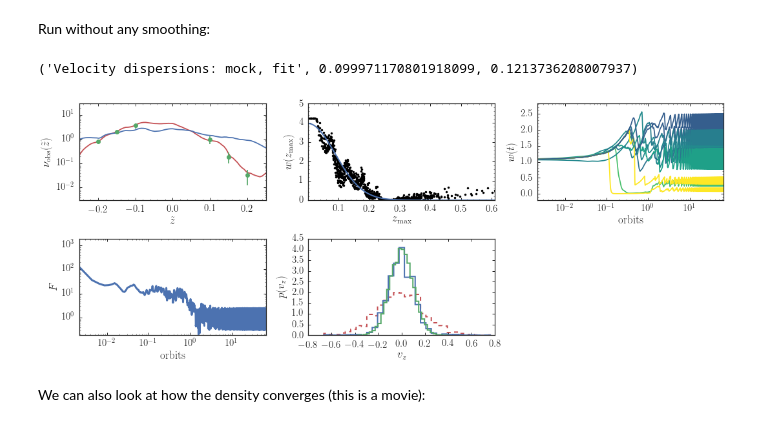
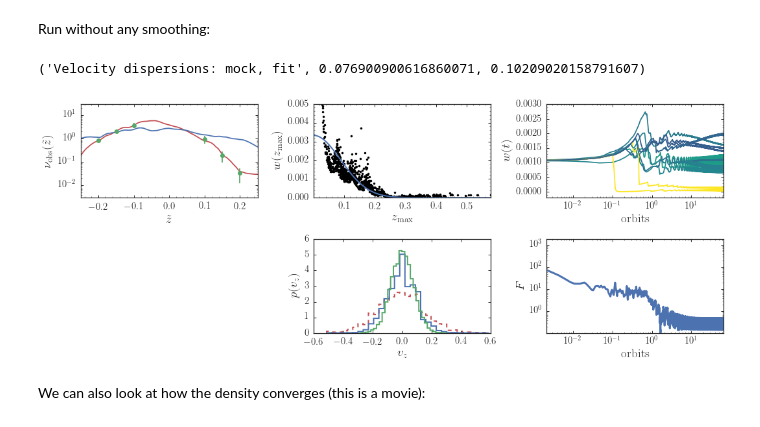
Before and after one commit to jobovy/simple-m2m, a Jupyter notebook: py/HOM2M.ipynb, the cells around one changed output. Drawn from its saved outputs; the diff is of its cells as text; code cells hidden in the pictures.

```diff
--- a/py/HOM2M.ipynb
+++ b/py/HOM2M.ipynb
@@ -209,13 +85,10 @@ The initial density profile (blue line) is very different from the target:
 # %%
 n_m2m= 1000
 sigma_init= 0.2
-E_m2m= numpy.random.exponential(scale=sigma_init**2.,size=n_m2m)
-phi_m2m= numpy.random.uniform(size=n_m2m)*2.*numpy.pi
-A_m2m= numpy.sqrt(2.*E_m2m)/omega_true
-w_init= numpy.ones(n_m2m)
-z_m2m= A_m2m*numpy.cos(phi_m2m)
+z_m2m, vz_m2m= hom2m.sample_iso(sigma_init,omega_true,n=n_m2m)
+w_init= numpy.ones(n_m2m)/float(n_m2m)
 z_out= numpy.linspace(-0.3,0.3,101)
-dens_init= compute_dens(z_m2m,zsun_true,z_out,w_init)
+dens_init= hom2m.compute_dens(z_m2m,zsun_true,z_out,h_obs,w=w_init)
 bovy_plot.bovy_print(axes_labelsize=17.,text_fontsize=12.,xtick_labelsize=15.,ytick_labelsize=15.)
 figsize(6,4)
 bovy_plot.bovy_plot(z_out,dens_init,'-',semilogy=True,
@@ -232,57 +105,60 @@ Run without any smoothing:
 step= numpy.pi/3.*10.**-2.
 nstep= 30000
 eps= 10.**-2.
-mu= 10.
+mu= 1.
 h_m2m= 0.025
 omega_m2m= omega_true
 zsun_m2m= zsun_true
-w_out,Q,wevol,windx= run_m2m_weights(w_init,A_m2m,phi_m2m,omega_m2m,zsun_m2m,
-                                     z_obs,dens_obs,dens_obs_noise,
-                                     nstep=nstep,step=step,mu=mu,eps=eps,h_m2m=h_m2m,
-                                     output_wevolution=10)
+prior= 'dirichlet'
+w_out,Q,wevol,windx= hom2m.run_m2m(w_init,z_m2m,vz_m2m,omega_m2m,zsun_m2m,
+                                   z_obs,dens_obs,dens_obs_noise,
+                                   nstep=nstep,step=step,mu=mu,eps=eps,h_m2m=h_m2m,prior=prior,
+                                   output_wevolution=10)
 # %%
-z_m2m= A_m2m*numpy.cos(phi_m2m+nstep*step*omega_m2m)
-vz_m2m= -A_m2m*omega_m2m*numpy.sin(phi_m2m+nstep*step*omega_m2m)
+A_m2m, phi_m2m= hom2m.zvz_to_Aphi(z_m2m,vz_m2m,omega_m2m)
 z_out= numpy.linspace(-0.3,0.3,101)
-dens_final= compute_dens(z_m2m,zsun_true,z_out,w_out)
-bovy_plot.bovy_print(axes_labelsize=17.,text_fontsize=12.,xtick_labelsize=15.,ytick_labelsize=15.)
+dens_final= hom2m.compute_dens(z_m2m,zsun_true,z_out,h_m2m,w=w_out)
+bovy_plot.bovy_print(axes_labelsize=19.,text_fontsize=14.,xtick_labelsize=15.,ytick_labelsize=15.)
 figsize(15,6)
 subplot(2,3,1)
 bovy_plot.bovy_plot(z_out,dens_init,'-',semilogy=True,
                    xlabel=r'$\tilde{z}$',ylabel=r'$\nu_{\mathrm{obs}}(\tilde{z})$',
                    xrange=[-.25,0.25],yrange=[0.003,30.],gcf=True)
 bovy_plot.bovy_plot(z_obs,dens_obs,'o',semilogy=True,overplot=True)
 bovy_plot.bovy_plot(z_out,dens_final,'-',semilogy=True,overplot=True,zorder=0)
 errorbar(z_obs,dens_obs,yerr=dens_obs_noise,marker='None',ls='none',color=sns.color_palette()[1])
 yscale('log',nonposy='clip')
 subplot(2,3,2)
 bovy_plot.bovy_plot(A_m2m,w_out,'k.',xlabel=r'$z_{\mathrm{max}}$',ylabel=r'$w(z_{\mathrm{max}})$',
-                   yrange=[0.,5.],gcf=True)
+                   yrange=[0.,5./len(w_out)],gcf=True)
 sindx= numpy.argsort(A_m2m)
 w_expect= numpy.exp((A_m2m[sindx]*omega_m2m)**2./2.*(1./sigma_init**2.-1./sigma_true**2.))
-w_expect/= numpy.sum(w_expect)/len(w_expect)
+w_expect/= numpy.sum(w_expect)
 plot(A_m2m[sindx],w_expect,lw=2.)
-subplot(2,3,3)
-for ii in range(len(wevol)):
-    bovy_plot.bovy_plot(numpy.linspace(0.,1.,nstep)*nstep*step*omega_true/2./numpy.pi,wevol[ii],'-',
-                        color=cm.viridis(A_m2m[windx][ii]/0.3),
-                        yrange=[-0.2,numpy.amax(wevol)*1.1],
-                        semilogx=True,xlabel=r'$\mathrm{orbits}$',ylabel=r'$w(t)$',gcf=True,overplot=ii>0)
-subplot(2,3,4)
-bovy_plot.bovy_plot(numpy.linspace(0.,1.,nstep)*nstep*step*omega_true/2./numpy.pi,numpy.sum(Q,axis=1),lw=3.,
-                   loglog=True,xlabel=r'$\mathrm{orbits}$',ylabel=r'$F$',gcf=True)
 subplot(2,3,5)
 _= hist(vz_m2m,weights=w_out,histtype='step',lw=2.,normed=True,bins=31,zorder=1)
 _= hist(vz_mock,histtype='step',lw=2.,normed=True,bins=31,zorder=2)
 _= hist(vz_m2m,histtype='step',lw=2.,normed=True,bins=31,ls='--',zorder=0)
 xlabel(r'$v_z$')
 ylabel(r'$p(v_z)$')
 print("Velocity dispersions: mock, fit",numpy.std(vz_mock),\
       numpy.sqrt(numpy.sum(w_out*(vz_m2m-numpy.sum(w_out*vz_m2m)/numpy.sum(w_out))**2.)/numpy.sum(w_out)))
+subplot(2,3,3)
+for ii in range(len(wevol)):
+    bovy_plot.bovy_plot(numpy.linspace(0.,1.,nstep)*nstep*step*omega_true/2./numpy.pi,wevol[ii],'-',
+                        color=cm.viridis(A_m2m[windx][ii]/0.3),
+                        yrange=[-0.2/len(z_m2m),numpy.amax(wevol)*1.1],
+                        semilogx=True,xlabel=r'$\mathrm{orbits}$',ylabel=r'$w(t)$',gcf=True,overplot=ii>0)
+subplot(2,3,6)
+bovy_plot.bovy_plot(numpy.linspace(0.,1.,nstep)*nstep*step*omega_true/2./numpy.pi,numpy.sum(Q,axis=1),lw=3.,
+                   loglog=True,xlabel=r'$\mathrm{orbits}$',ylabel=r'$F$',gcf=True)
 tight_layout()
+if save_figures:
+    plt.savefig(os.path.join(os.getenv('PAPERSDIR'),'2017-hom2m','basic_m2m.pdf'),
+                bbox_inches='tight')
 # %% [output]
-('Velocity dispersions: mock, fit', 0.099971170801918099, 0.1213736208007937)
+('Velocity dispersions: mock, fit', 0.076900900616860071, 0.10209020158791607)
-[figure, old version]
+[figure, new version]
 # %% [markdown]
 We can also look at how the density converges (this is a movie):
 # %%
```
Also changed, not shown: parts of 13 cells of this notebook, 1 other file.
